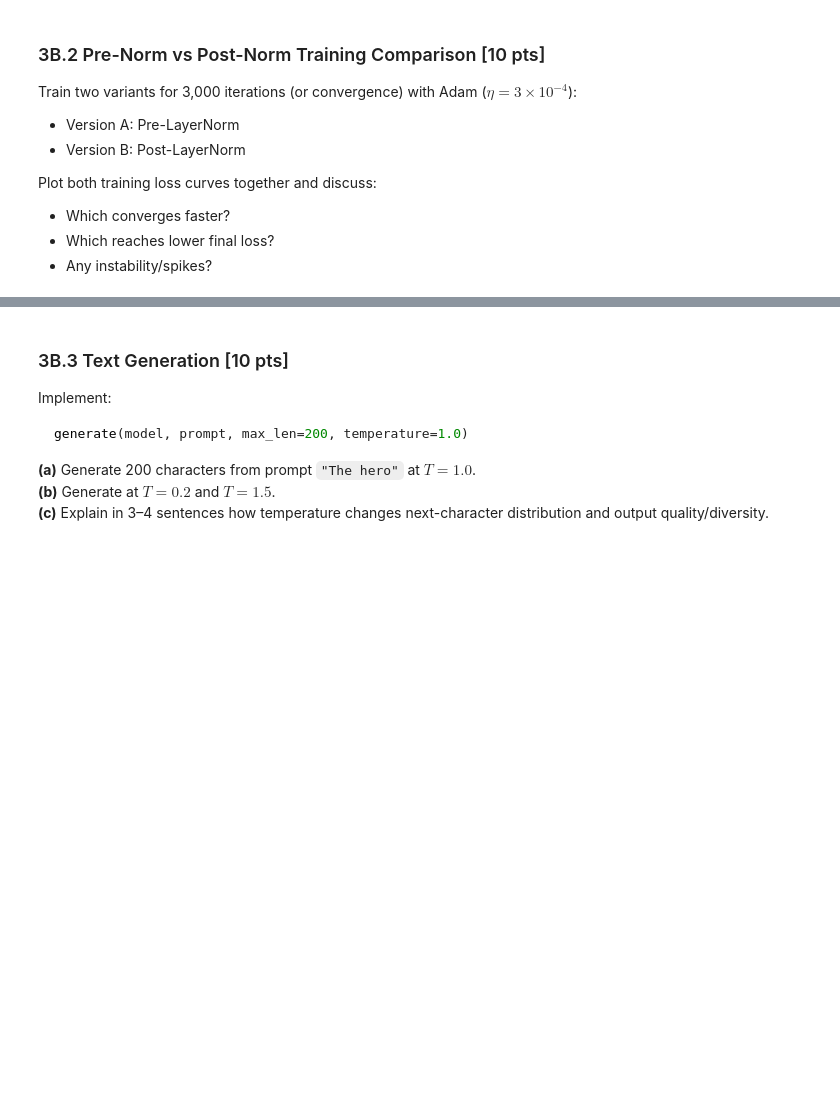
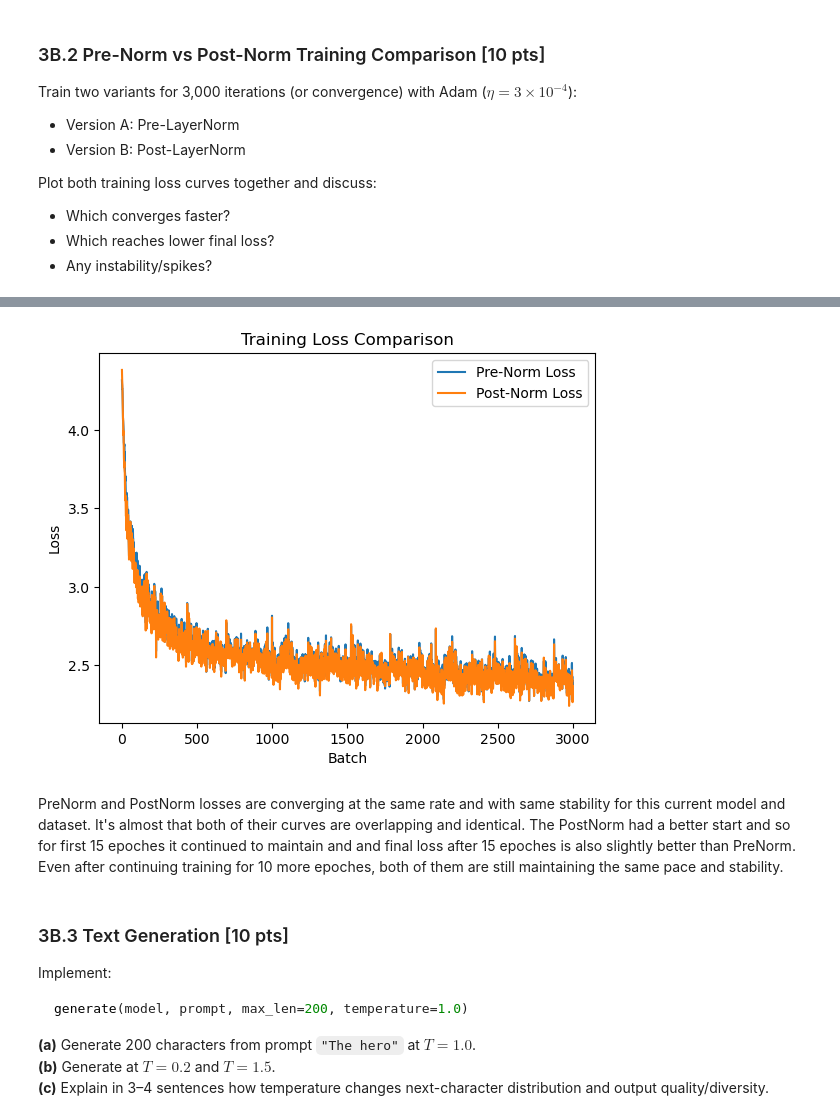
Before and after one commit to vanshnawander/SMAI-notes-and-materials, a Jupyter notebook: assignment-2/Q3.ipynb, the cells around one changed output, grey strips where cells are left out. Cells and saved outputs as stored; diff of their text form; code cells hidden in the pictures; blank space fills up the shorter version.

```diff
--- a/assignment-2/Q3.ipynb
+++ b/assignment-2/Q3.ipynb
@@ -94,0 +167,2 @@ len(data)
+# %%
+tokenizer = CharacterTokenizer(vocab)
@@ -94,0 +555,2 @@ len(data)
+# %%
+model = DecoderModel()
@@ -102,3 +617,6 @@ Plot both training loss curves together and discuss:
 - Which converges faster?
 - Which reaches lower final loss?
 - Any instability/spikes?
+# %%
+model_prenorm = DecoderModel()
+model_postnorm = DecoderModelPostNorm()
@@ -104,0 +678,28 @@ Plot both training loss curves together and discuss:
+# %%
+
+for epoch in range(10):
+    data_iter = iter(dataloader)
+    total_loss_postnorm = 0
+    total_loss_prenorm = 0
+    for batch_idx, (inputs, targets) in enumerate(data_iter):
+        optimizer_prenorm.zero_grad()
+        logits = model_prenorm(inputs)
+        loss_prenorm = loss_fn(logits.view(-1, logits.size(-1)), targets.view(-1))
+        loss_prenorm.backward()
+        optimizer_prenorm.step()
+        total_loss_prenorm += loss_prenorm.item()
+        pre_norm_loss.append(loss_prenorm.item())
+
+        optimizer_postnorm.zero_grad()
+        logits_postnorm = model_postnorm(inputs)
+        loss_postnorm = loss_fn(logits_postnorm.view(-1, logits_postnorm.size(-1)), targets.view(-1))
+        loss_postnorm.backward()
+        optimizer_postnorm.step()
+        total_loss_postnorm += loss_postnorm.item()
+        post_norm_loss.append(loss_postnorm.item())
+
+
+    avg_loss_postnorm = total_loss_postnorm / (batch_idx + 1)
+    print(f"Epoch {15+epoch+1}, Average Loss Post-Norm: {avg_loss_postnorm:.4f}")
+    avg_loss_prenorm = total_loss_prenorm / (batch_idx + 1)
+    print(f"Epoch {15+epoch+1}, Average Loss Pre-Norm: {avg_loss_prenorm:.4f}")
@@ -105,3 +727,16 @@ Plot both training loss curves together and discuss:
+# %%
+import matplotlib.pyplot as plt
+plt.plot(pre_norm_loss[:3000], label='Pre-Norm Loss')
+plt.plot(post_norm_loss[:3000], label='Post-Norm Loss')
+plt.xlabel('Batch')
+plt.ylabel('Loss')
+plt.title('Training Loss Comparison')
+plt.legend()
+plt.show()
+# %% [output]
+[figure, added]
+# %% [markdown]
+PreNorm and PostNorm losses are converging at the same rate and with same stability for this current model and dataset. It's almost that both of their curves are overlapping and identical. The PostNorm had a better start and so for first 15 epoches it continued to maintain and and final loss after 15 epoches is also slightly better than PreNorm. Even after continuing training for 10 more epoches, both of them are still maintaining the same pace and stability.
 # %% [markdown]
 ### 3B.3 Text Generation [10 pts]
 Implement:
```
Also changed, not shown: parts of 49 cells of this notebook, 3 other files.
